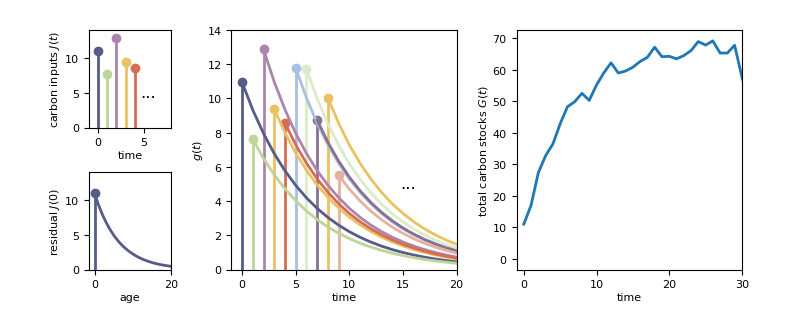
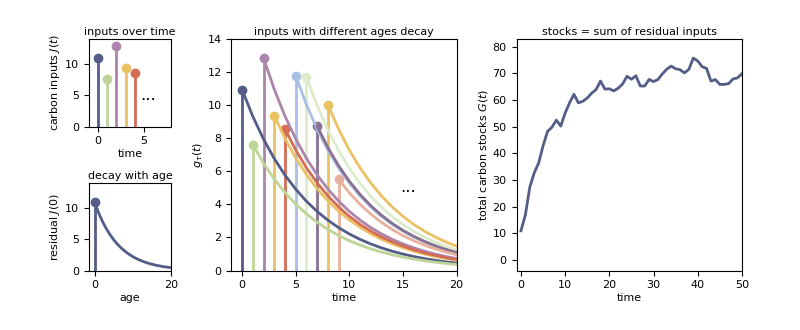
Before and after one commit to flamholz/soil_diskin, a Jupyter notebook: notebooks/fig1.ipynb, the cells around one changed output. Drawn from its saved outputs; the diff is of its cells as text; code cells hidden in the pictures.

Commit message:
update fig 1 diagram

```diff
--- a/notebooks/fig1.ipynb
+++ b/notebooks/fig1.ipynb
@@ -14,7 +14,7 @@ color_order = [colors[n] for n in color_name_order]
 # %%
 # input
 np.random.seed(1234)
-J_t = np.random.normal(10, 2, 30)
+J_t = np.random.normal(10, 2, 2000)
 
 # tri-exponential decay in age
 def decay(G_0, ages):
@@ -37,7 +37,7 @@ plt.xlim(-1, 8)
 plt.ylim(0, 14)
 plt.text(5.5, 5, '...', fontsize=12, ha='center', va='center')
 plt.ylabel(r'carbon inputs $J(t)$')
-#plt.title('inputs over time')
+plt.title('inputs over time')
 
 plt.sca(axs['B'])
 plt.stem(0, J_t[:1], color_order[0])
@@ -48,35 +48,38 @@ plt.xlabel('age')
 plt.xlim(-1.5, 20)
 plt.ylim(0, 14)
 plt.ylabel(r'residual $J(0)$')
+plt.title('decay with age')
 
 plt.sca(axs['C'])
 
 # Only have 10 colors -- plot the first 10
 for i, (J, color) in enumerate(zip(J_t[:10], color_order[:10])):
     plt.stem(i, J, color)
 
-g_ts = np.zeros((len(J_t), len(ages)+30))
+g_ts = np.zeros((len(J_t), len(ages)+len(J_t) + 10))
 for i in range(len(J_t)):
     decay_i = decay(J_t[i], ages)
     g_ts[i, i:i+len(decay_i)] = decay_i
 
     # plot the first 10 only
     if i >= 10:
         continue
     plt.plot(ages + i, decay_i, color=color_order[i])
 plt.xlabel('time')
-plt.ylabel(r'$g(t)$')
+plt.ylabel(r'$g_\tau(t)$')
 plt.text(15.5, 5, '...', fontsize=12, ha='center', va='center')
 plt.xlim(-1, 20)
 plt.ylim(0, 14)
+plt.title('inputs with different ages decay')
 
 G_t = np.sum(g_ts, axis=0)
 plt.sca(axs['D'])
-plt.plot(G_t)
+plt.plot(G_t, color=color_order[0])
 plt.xlabel('time')
-plt.xlim(-1, 30)
+plt.xlim(-1, 50)
 plt.ylabel(r'total carbon stocks $G(t)$')
+plt.title(r'stocks = sum of residual inputs')
 
 plt.tight_layout()
 # %% [output]
-[figure, old version]
+[figure, new version]
```
